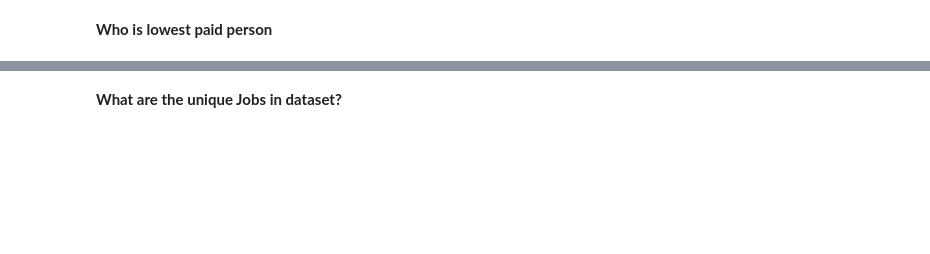
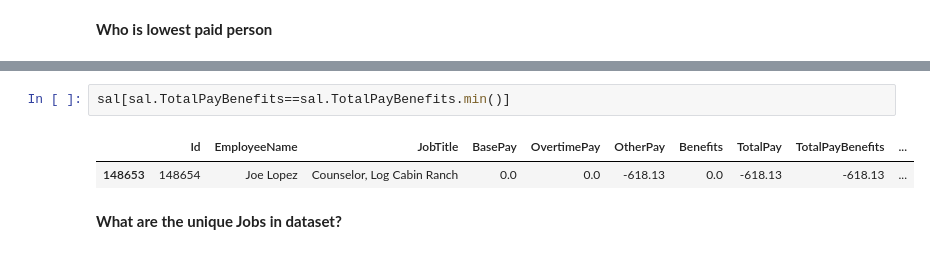
Before and after one commit to Ahmet-Burhan/Data_Science, a Jupyter notebook: Assignments/Numpy,Pandas/Assignment-1-Student.ipynb, the cells around one changed output, grey strips where cells are left out. Drawn from its saved outputs; the diff is of its cells as text; blank space fills up the shorter version.

```diff
--- a/Assignments/Assignment-1-Student.ipynb
+++ b/Assignments/Numpy,Pandas/Assignment-1-Student.ipynb
@@ -345,2 +347,7 @@ Name: EmployeeName, dtype: object
+# %%
+sal[sal.TotalPayBenefits==sal.TotalPayBenefits.min()]
+# %% [output]
+|  | Id | EmployeeName | JobTitle | BasePay | OvertimePay | OtherPay | Benefits | TotalPay | TotalPayBenefits | ... |
+| 148653 | 148654 | Joe Lopez | Counselor, Log Cabin Ranch | 0.0 | 0.0 | -618.13 | 0.0 | -618.13 | -618.13 | ... |
 # %% [markdown]
 **What are the unique Jobs in dataset?**
```
Also changed, not shown: parts of 31 cells of this notebook, 3 other files.
